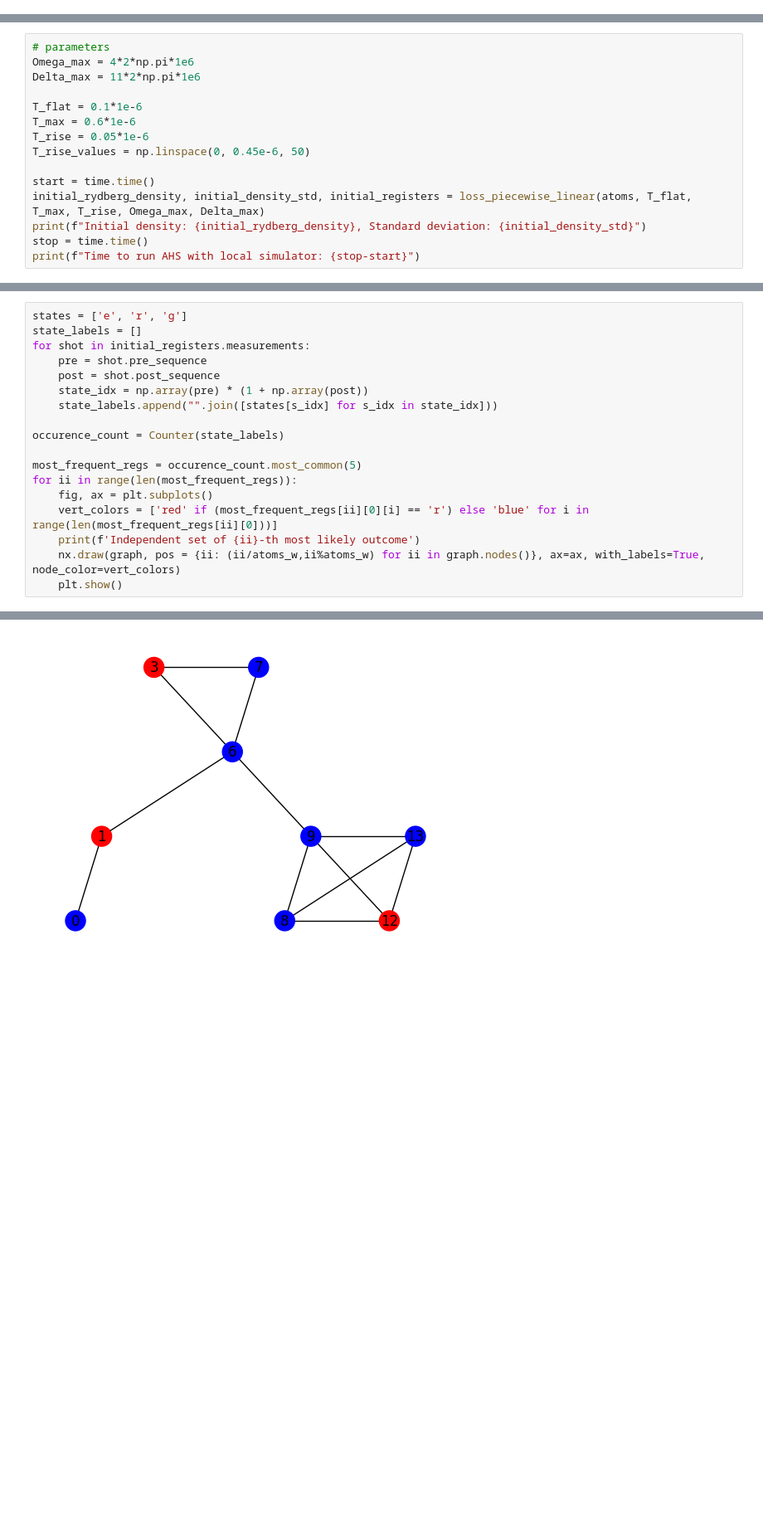
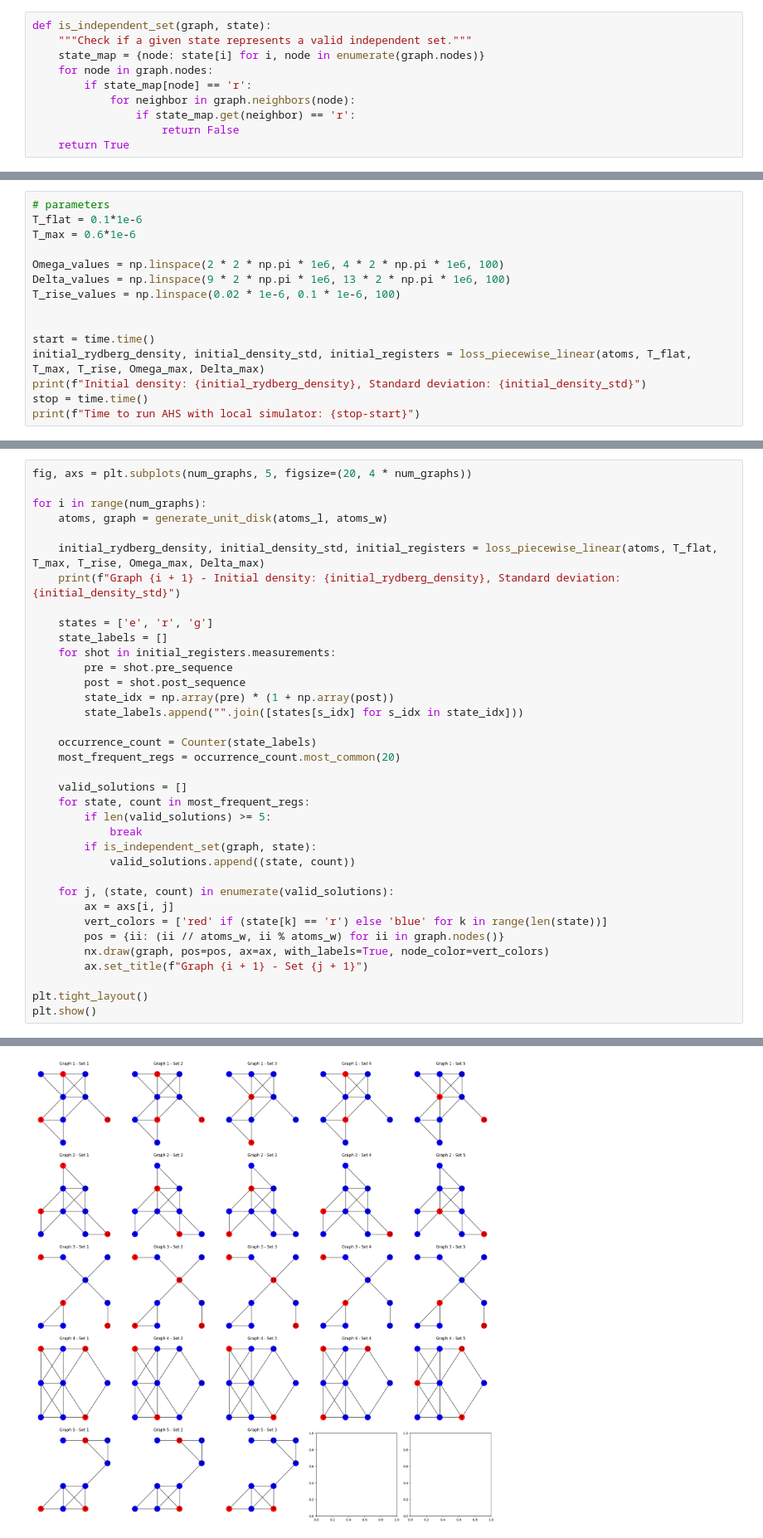
Before and after one commit to porkbellie/quantum-benchmark, a Jupyter notebook: MIS3.ipynb, the cells around one changed output, grey strips where cells are left out. Shown at 83% size. Drawn from its saved outputs; the diff is of its cells as text; blank space fills up the shorter version.

```diff
--- a/MIS3.ipynb
+++ b/MIS3.ipynb
@@ -73,3 +66,13 @@ plt.show()
+# %%
+def is_independent_set(graph, state):
+    """Check if a given state represents a valid independent set."""
+    state_map = {node: state[i] for i, node in enumerate(graph.nodes)}
+    for node in graph.nodes:
+        if state_map[node] == 'r':
+            for neighbor in graph.neighbors(node):
+                if state_map.get(neighbor) == 'r':
+                    return False
+    return True
 # %%
 def loss_piecewise_linear(atoms: AtomArrangement, T_flat: float, T_max: float, T_rise: float, Omega_max: float, Delta_max: float, shots=5000):
 
@@ -121,13 +124,13 @@ def loss_piecewise_linear(atoms: AtomArrangement, T_flat: float, T_max: float, T
     return density_sum, density_std, results
 # %%
 # parameters
-Omega_max = 4*2*np.pi*1e6
-Delta_max = 11*2*np.pi*1e6
-
 T_flat = 0.1*1e-6
 T_max = 0.6*1e-6
-T_rise = 0.05*1e-6
-T_rise_values = np.linspace(0, 0.45e-6, 50)
+
+Omega_values = np.linspace(2 * 2 * np.pi * 1e6, 4 * 2 * np.pi * 1e6, 100)
+Delta_values = np.linspace(9 * 2 * np.pi * 1e6, 13 * 2 * np.pi * 1e6, 100)
+T_rise_values = np.linspace(0.02 * 1e-6, 0.1 * 1e-6, 100)
+
 
 start = time.time()
 initial_rydberg_density, initial_density_std, initial_registers = loss_piecewise_linear(atoms, T_flat, T_max, T_rise, Omega_max, Delta_max)
@@ -140,19 +143,37 @@ Time to run AHS with local simulator: 2.7756688594818115
 # %%
-states = ['e', 'r', 'g']
-state_labels = []
-for shot in initial_registers.measurements:
-    pre = shot.pre_sequence
-    post = shot.post_sequence
-    state_idx = np.array(pre) * (1 + np.array(post))
-    state_labels.append("".join([states[s_idx] for s_idx in state_idx]))
+fig, axs = plt.subplots(num_graphs, 5, figsize=(20, 4 * num_graphs))
 
-occurence_count = Counter(state_labels)
+for i in range(num_graphs):
+    atoms, graph = generate_unit_disk(atoms_l, atoms_w)
 
-most_frequent_regs = occurence_count.most_common(5)
-for ii in range(len(most_frequent_regs)):
-    fig, ax = plt.subplots()
-    vert_colors = ['red' if (most_frequent_regs[ii][0][i] == 'r') else 'blue' for i in range(len(most_frequent_regs[ii][0]))]
-    print(f'Independent set of {ii}-th most likely outcome')
-    nx.draw(graph, pos = {ii: (ii/atoms_w,ii%atoms_w) for ii in graph.nodes()}, ax=ax, with_labels=True, node_color=vert_colors)
-    plt.show()
+    initial_rydberg_density, initial_density_std, initial_registers = loss_piecewise_linear(atoms, T_flat, T_max, T_rise, Omega_max, Delta_max)
+    print(f"Graph {i + 1} - Initial density: {initial_rydberg_density}, Standard deviation: {initial_density_std}")
+
+    states = ['e', 'r', 'g']
+    state_labels = []
+    for shot in initial_registers.measurements:
+        pre = shot.pre_sequence
+        post = shot.post_sequence
+        state_idx = np.array(pre) * (1 + np.array(post))
+        state_labels.append("".join([states[s_idx] for s_idx in state_idx]))
+
+    occurrence_count = Counter(state_labels)
+    most_frequent_regs = occurrence_count.most_common(20)
+
+    valid_solutions = []
+    for state, count in most_frequent_regs:
+        if len(valid_solutions) >= 5:
+            break
+        if is_independent_set(graph, state):
+            valid_solutions.append((state, count))
+
+    for j, (state, count) in enumerate(valid_solutions):
+        ax = axs[i, j]
+        vert_colors = ['red' if (state[k] == 'r') else 'blue' for k in range(len(state))]
+        pos = {ii: (ii // atoms_w, ii % atoms_w) for ii in graph.nodes()}
+        nx.draw(graph, pos=pos, ax=ax, with_labels=True, node_color=vert_colors)
+        ax.set_title(f"Graph {i + 1} - Set {j + 1}")
+
+plt.tight_layout()
+plt.show()
 # %% [output]
@@ -160 +185 @@ Independent set of 0-th most likely outcome
-[figure, old version]
+[figure, new version]
```
Also changed, not shown: parts of 16 cells of this notebook.
